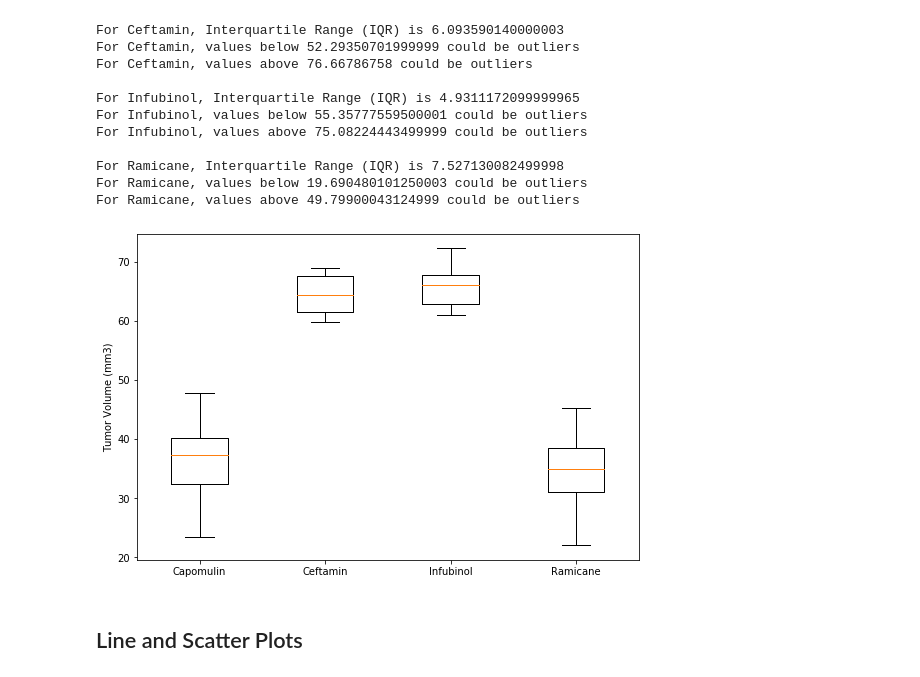
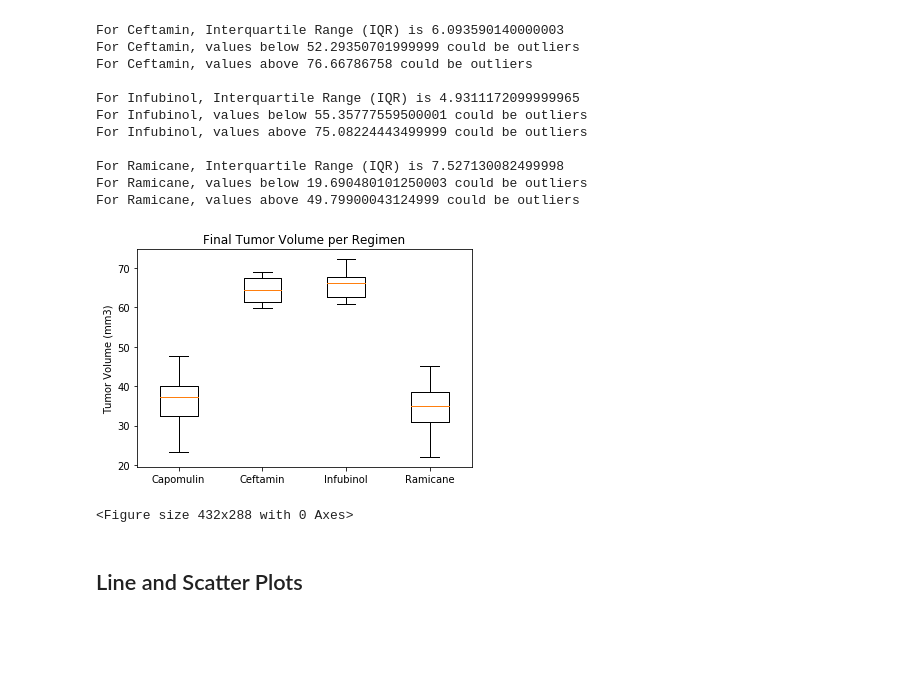
Before and after one commit to frangipani99/Pymaceuticals, a Jupyter notebook: pymaceuticals_starter.ipynb, the cells around one changed output. Cells and saved outputs as stored; diff of their text form; code cells hidden in the pictures; blank space fills up the shorter version.

```diff
--- a/pymaceuticals_starter.ipynb
+++ b/pymaceuticals_starter.ipynb
@@ -313,16 +318,29 @@ For Ramicane, values below 19.690480101250003 could be outliers
 For Ramicane, values above 49.79900043124999 could be outliers
 # %%
 # Generate a box plot of the final tumor volume of each mouse across four regimens of interest
-fig = plt.figure(1, figsize=(9, 6))
-ax = fig.add_subplot(111)
+
+# format the outliers differently
+green_diamond = dict(markerfacecolor='g', marker='D')
+
+fig, ax = plt.subplots()
+ax.set_title('Final Tumor Volume per Regimen')
 ax.set_xticklabels(filtered_regimen)
 ax.set_ylabel('Tumor Volume (mm3)')
-tumor_volume_bp = ax.boxplot(tumor_vol_data)
+ax.boxplot(tumor_vol_data, flierprops=green_diamond)
+plt.show()
+
+# fig = plt.figure(1, figsize=(9, 6))
+# ax = fig.add_subplot(111)
+# ax.set_xticklabels(filtered_regimen)
+# ax.set_ylabel('Tumor Volume (mm3)')
+# tumor_volume_bp = ax.boxplot(tumor_vol_data)
+# ax.boxplot(tumor_vol_data, flierprops=green_diamond)
 
 #Save graph as image
 plt.savefig('5 - tumor volume by regimen_boxplot.png')
 # %% [output]
-[figure, old version]
+[figure, new version]
+<Figure size 432x288 with 0 Axes>
 # %% [markdown]
 ## Line and Scatter Plots
 # %%
```
Also changed, not shown: parts of 1 cell of this notebook, 1 other file.
